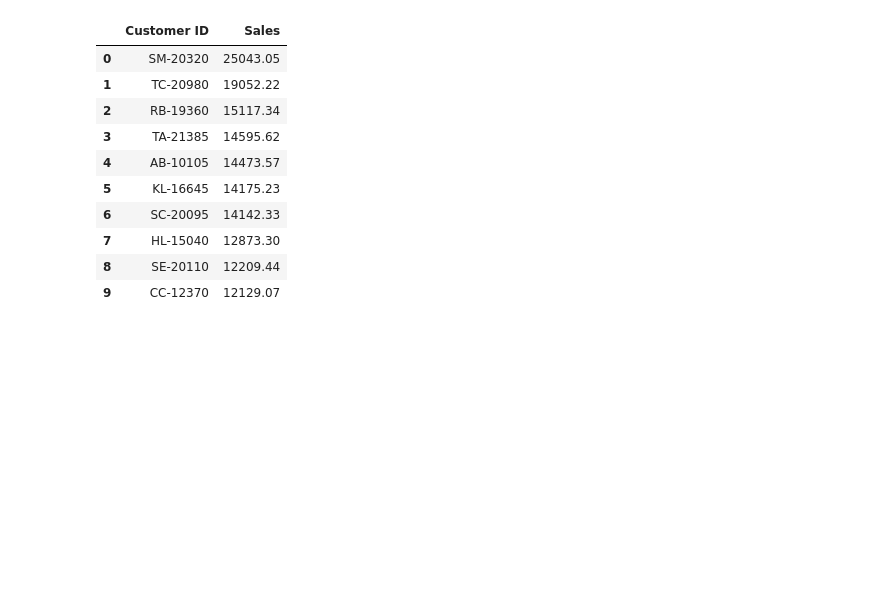
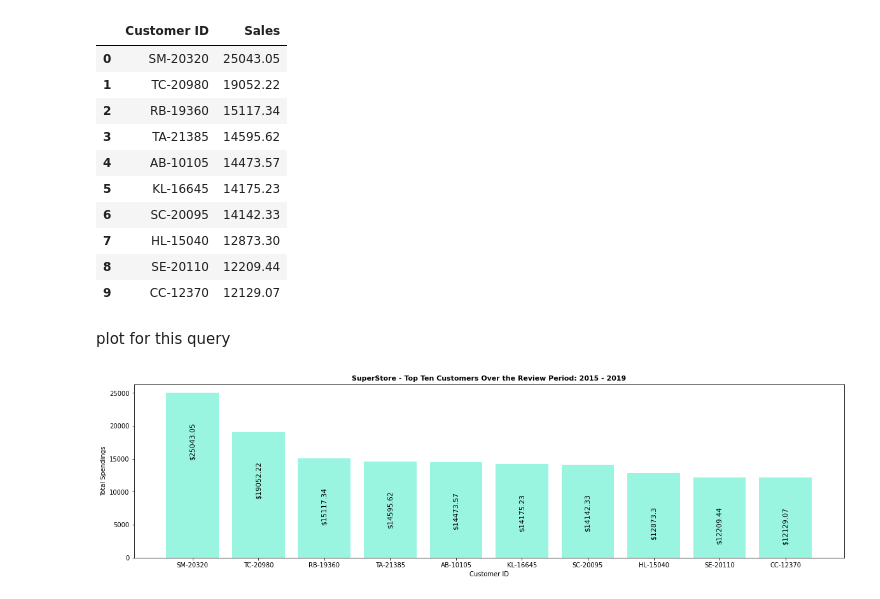
Before and after one commit to WayneNyariroh/StoreSales_Analysis, a Jupyter notebook: superStoreSales_EDA.ipynb, the cells around one changed output. Drawn from its saved outputs; the diff is of its cells as text; code cells hidden in the pictures; blank space fills up the shorter version.

Commit message:
removed SortMonth lib. Start viz

```diff
--- a/superStoreSales_EDA.ipynb
+++ b/superStoreSales_EDA.ipynb
@@ -321,9 +329,6 @@ print(store_df['Ship Year'].unique()) #using the .unique() method to see the yea
 # %% [markdown]
 Let's proceed to add the months of each order and shipment to our dataframe using the .dt.month_name() method. Alternatively you could use .dt.to_period('M')
 # %%
-store_df['Order Month'] = store_df['Order Date'].dt.month_name()
-store_df['Ship Month'] = store_df['Order Date'].dt.month_name()
-
+store_df['Order Month'] = store_df['Order Date'].dt.month_name() #new column Order Month
+store_df['Shipping Month'] = store_df['Order Date'].dt.month_name() #new column Shipping Month
 store_df[['Sales','Order Month','Order Year']].to_csv("data/SalesMonths-Years.csv") #lets save our new dataset to a csv file but only with the sales, months and year columns
-
-store_df.sample(2)
@@ -336,6 +342,3 @@ store_df.sample(2)
 The reason behind extracting the Years and Months for each sale is to enable the Store to take note of the sales trends and months when sales were higher and lower, and even attribute internal or external reasons for those. Maybe Sales are higher on festival months, maybe Sales were lower in a specific month of 2018 because of a local or international event that affected Customers' purchases. We can then analysis how the months perform, if there is any pattern and even do a time series analysis and forecast sales.
 
 Let's plot some pivot tables of Sales for the Months and Year(s).
-# %%
-store_df = Sort_Dataframeby_Month(df=store_df,monthcolumnname='Order Month')
-#I wanted the pivot table 'Order Month' to be sorted and this is where sorted-months-weekdays library come in.
@@ -413,3 +415,15 @@ top_ten_customers #view the top 10 customers
 | 7 | HL-15040 | 12873.30 |
 | 8 | SE-20110 | 12209.44 |
 | 9 | CC-12370 | 12129.07 |
+# %% [markdown]
+plot for this query
+# %%
+plt.figure(figsize=(20, 5)) #size of the plot
+plt.bar(top_ten_customers['Customer ID'], top_ten_customers['Sales'], color='#99f5e0') #what to plot
+plt.title('SuperStore - Top Ten Customers Over the Review Period: 2015 - 2019', fontsize=11, fontweight='bold') #title of out plot
+plt.xlabel('Customer ID') #our axis labels
+plt.ylabel('Total Spendings')
+for i, j in top_ten_customers['Sales'].items(): #our index, values and enumerator
+    plt.text(i, j-10000, '$'+str(j), fontsize=11, rotation='vertical', horizontalalignment='center'); #annotation of Sales values in each bar and specifying the position of the values
+# %% [output]
+[figure, added]
```
Also changed, not shown: parts of 21 cells of this notebook.
